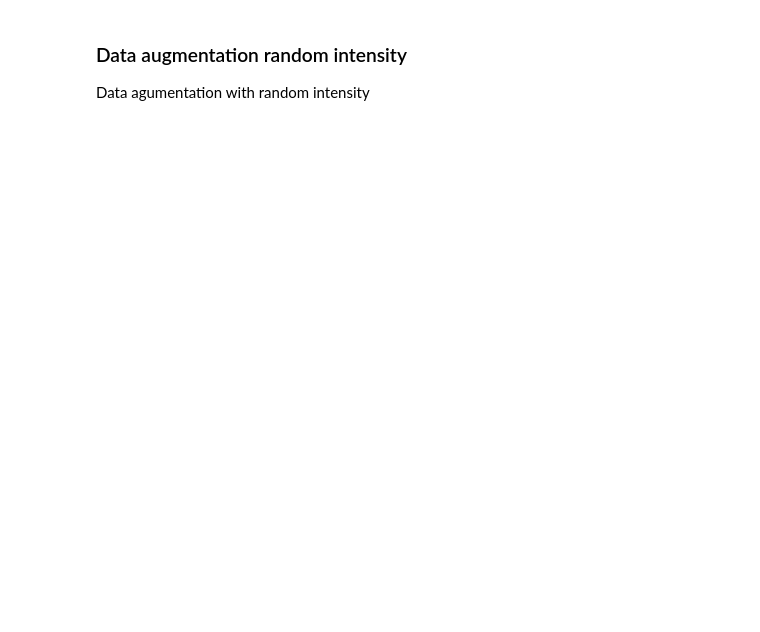
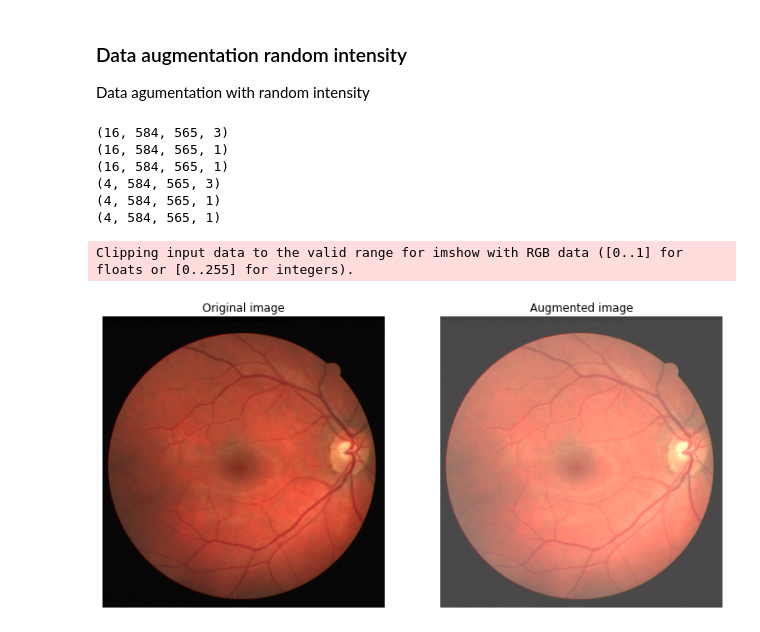
Before and after one commit to langestefan/8dm50-machine-learning, a Jupyter notebook: practicals/week_5.ipynb, the cells around one changed output. Drawn from its saved outputs; the diff is of its cells as text; code cells hidden in the pictures; blank space fills up the shorter version.

```diff
--- a/practicals/week_5.ipynb
+++ b/practicals/week_5.ipynb
@@ -498,3 +462,57 @@ We know this isn't the expected outcome and there is propably a bug in the model
 ### Data augmentation random intensity
 
 Data agumentation with random intensity
+# %%
+# divide in training and validation
+train_images, val_images, train_masks, val_masks, train_segmentations, val_segmentations = train_test_split(
+    images, masks, segmentations, test_size=0.2, random_state=7)
+
+# print the shape of the training and valudation datasets
+print(train_images.shape)
+print(train_masks.shape)
+print(train_segmentations.shape)
+print(val_images.shape)
+print(val_masks.shape)
+print(val_segmentations.shape)
+# %% [output]
+(16, 584, 565, 3)
+(16, 584, 565, 1)
+(16, 584, 565, 1)
+(4, 584, 565, 3)
+(4, 584, 565, 1)
+(4, 584, 565, 1)
+# %%
+# trained model with random brightness
+import tensorflow as tf
+
+original_train_images = train_images
+augmented_train_images = []
+
+for image in original_train_images:
+    augmen_image = tf.image.random_brightness(image, max_delta=0.3)
+
+    # tf 1.x convert to numpy tensor.eval(session=tf.compat.v1.Session())
+    augmen_image = augmen_image.eval(session=tf.compat.v1.Session())
+    augmented_train_images.append(augmen_image)
+# %%
+# convert augmented_images to numpy array
+augmented_train_images_np = np.array(augmented_train_images)
+rand_idx = np.random.randint(0, len(original_train_images))
+
+# plot the original and augmented images
+plt.figure(figsize=(12, 10))
+
+plt.subplot(1, 2, 1)
+plt.title("Original image")
+plt.axis('off')
+plt.imshow(original_train_images[rand_idx])
+
+plt.subplot(1, 2, 2)
+plt.title("Augmented image")
+plt.axis('off')
+plt.imshow(augmented_train_images_np[rand_idx])
+
+plt.show()
+# %% [output]
+Clipping input data to the valid range for imshow with RGB data ([0..1] for floats or [0..255] for integers).
+[figure, added]
```
Also changed, not shown: parts of 33 cells of this notebook.
